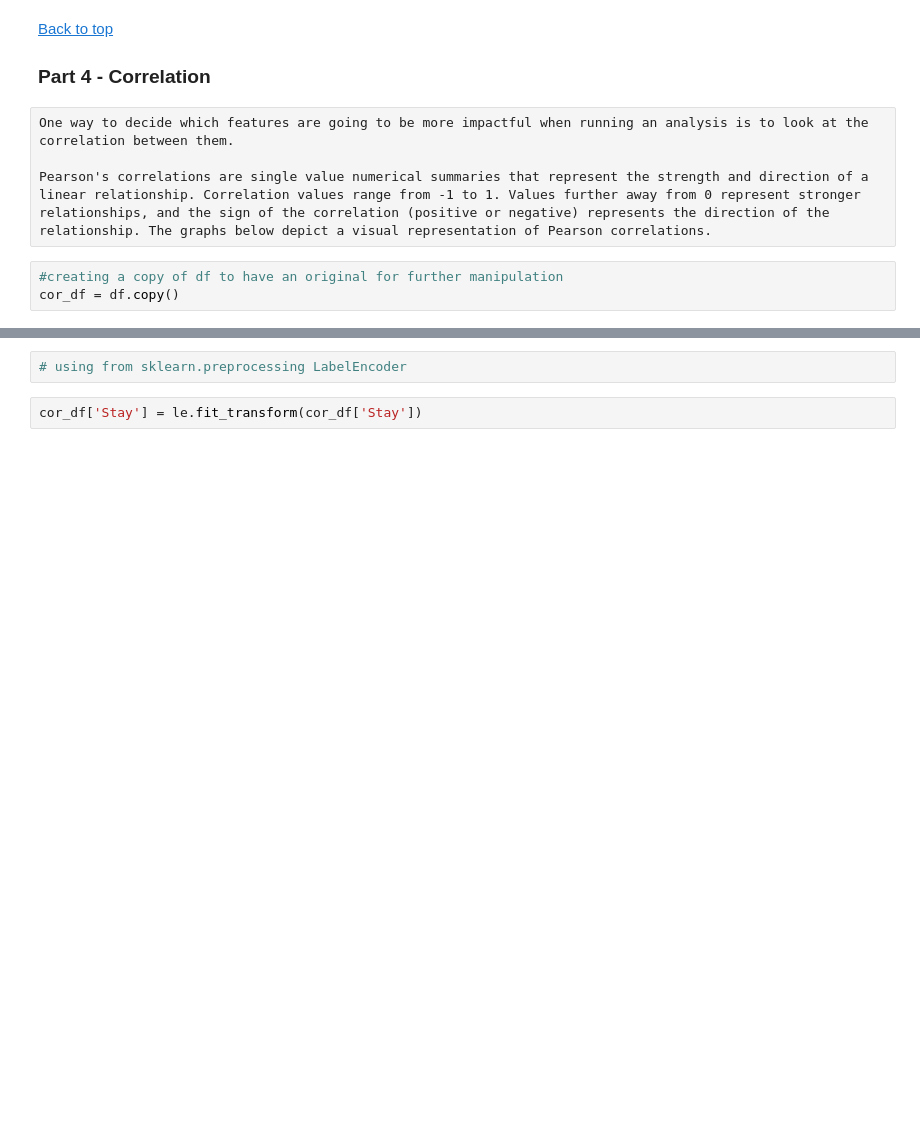
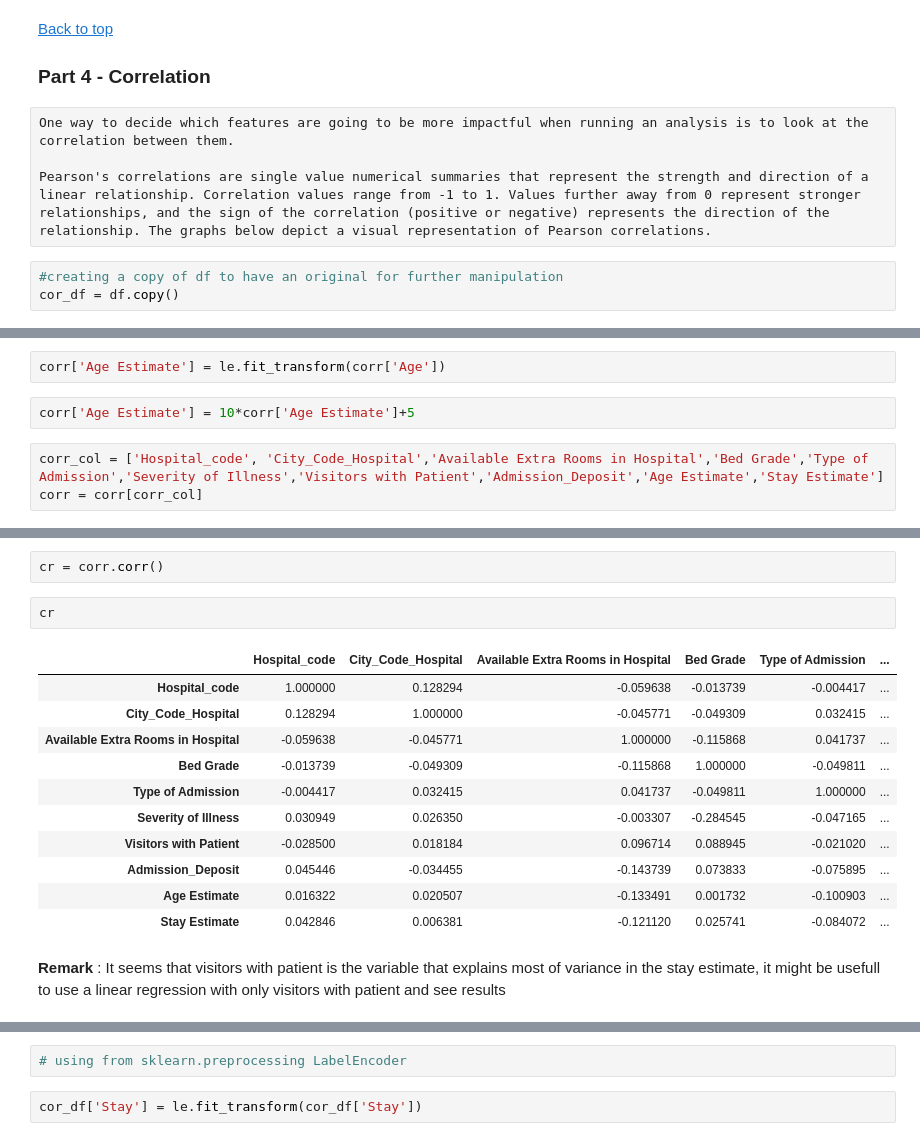
Before and after one commit to Baraa42/Elalami-Skakova-INM701-Coursework, a Jupyter notebook: healthcare.ipynb, the cells around one changed output, grey strips where cells are left out. Cells and saved outputs as stored; diff of their text form; blank space fills up the shorter version.

```diff
--- a/healthcare.ipynb
+++ b/healthcare.ipynb
@@ -594,0 +636,7 @@ cor_df = df.copy()
+# %%
+corr['Age Estimate'] = le.fit_transform(corr['Age'])
+# %%
+corr['Age Estimate'] = 10*corr['Age Estimate']+5
+# %%
+corr_col = ['Hospital_code', 'City_Code_Hospital','Available Extra Rooms in Hospital','Bed Grade','Type of Admission','Severity of Illness','Visitors with Patient','Admission_Deposit','Age Estimate','Stay Estimate']
+corr = corr[corr_col]
@@ -594,0 +652,19 @@ cor_df = df.copy()
+# %%
+cr = corr.corr()
+# %%
+cr
+# %% [output]
+|  | Hospital_code | City_Code_Hospital | Available Extra Rooms in Hospital | Bed Grade | Type of Admission | ... |
+| Hospital_code | 1.000000 | 0.128294 | -0.059638 | -0.013739 | -0.004417 | ... |
+| City_Code_Hospital | 0.128294 | 1.000000 | -0.045771 | -0.049309 | 0.032415 | ... |
+| Available Extra Rooms in Hospital | -0.059638 | -0.045771 | 1.000000 | -0.115868 | 0.041737 | ... |
+| Bed Grade | -0.013739 | -0.049309 | -0.115868 | 1.000000 | -0.049811 | ... |
+| Type of Admission | -0.004417 | 0.032415 | 0.041737 | -0.049811 | 1.000000 | ... |
+| Severity of Illness | 0.030949 | 0.026350 | -0.003307 | -0.284545 | -0.047165 | ... |
+| Visitors with Patient | -0.028500 | 0.018184 | 0.096714 | 0.088945 | -0.021020 | ... |
+| Admission_Deposit | 0.045446 | -0.034455 | -0.143739 | 0.073833 | -0.075895 | ... |
+| Age Estimate | 0.016322 | 0.020507 | -0.133491 | 0.001732 | -0.100903 | ... |
+| Stay Estimate | 0.042846 | 0.006381 | -0.121120 | 0.025741 | -0.084072 | ... |
+# %% [markdown]
+**Remark** :
+It seems that visitors with patient is the variable that explains most of variance in the stay estimate, it might be usefull to use a linear regression with only visitors with patient and see results
```
Also changed, not shown: parts of 65 cells of this notebook, 1 other file.
